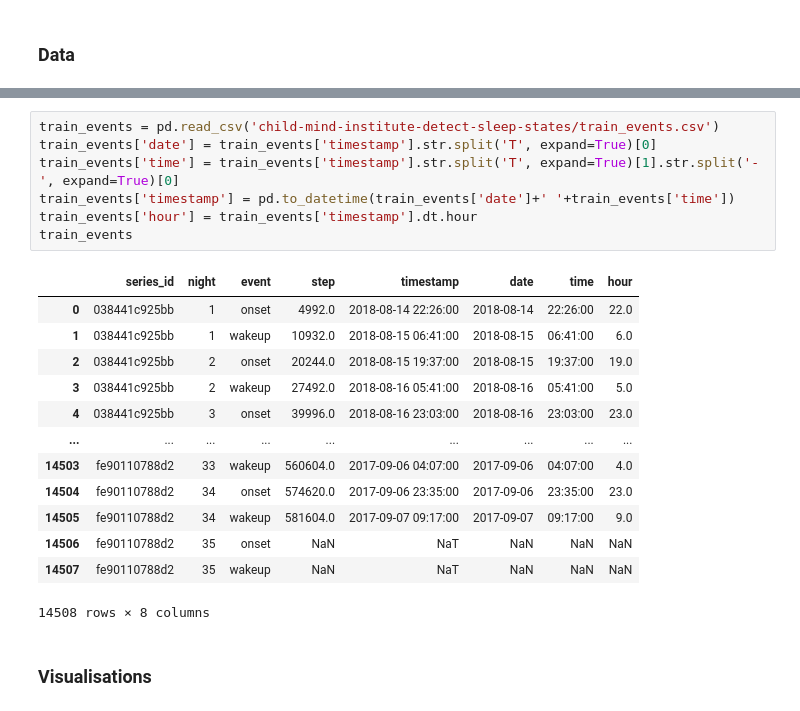
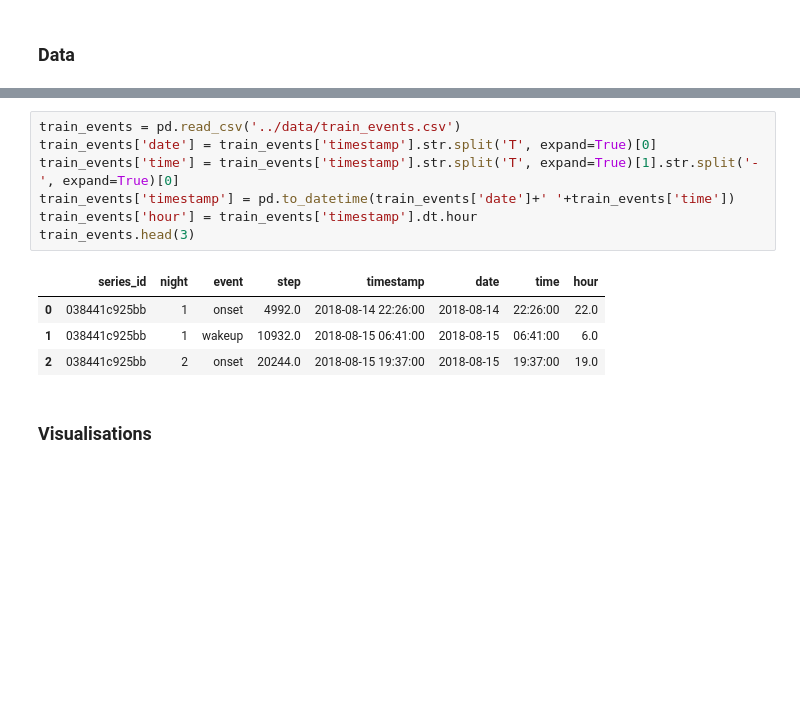
Before and after one commit to cedrege/AICH, a Jupyter notebook: code/visualisation-sensor-data.ipynb, the cells around one changed output, grey strips where cells are left out. Drawn from its saved outputs; the diff is of its cells as text; blank space fills up the shorter version.

```diff
--- a/code/visualisation-sensor-data.ipynb
+++ b/code/visualisation-sensor-data.ipynb
@@ -34,24 +25,15 @@ train_series
 # %%
-train_events = pd.read_csv('child-mind-institute-detect-sleep-states/train_events.csv')
+train_events = pd.read_csv('../data/train_events.csv')
 train_events['date'] = train_events['timestamp'].str.split('T', expand=True)[0]
 train_events['time'] = train_events['timestamp'].str.split('T', expand=True)[1].str.split('-', expand=True)[0]
 train_events['timestamp'] = pd.to_datetime(train_events['date']+' '+train_events['time'])
 train_events['hour'] = train_events['timestamp'].dt.hour
-train_events
+train_events.head(3)
 # %% [output]
 |  | series_id | night | event | step | timestamp | date | time | hour |
 | 0 | 038441c925bb | 1 | onset | 4992.0 | 2018-08-14 22:26:00 | 2018-08-14 | 22:26:00 | 22.0 |
 | 1 | 038441c925bb | 1 | wakeup | 10932.0 | 2018-08-15 06:41:00 | 2018-08-15 | 06:41:00 | 6.0 |
 | 2 | 038441c925bb | 2 | onset | 20244.0 | 2018-08-15 19:37:00 | 2018-08-15 | 19:37:00 | 19.0 |
-| 3 | 038441c925bb | 2 | wakeup | 27492.0 | 2018-08-16 05:41:00 | 2018-08-16 | 05:41:00 | 5.0 |
-| 4 | 038441c925bb | 3 | onset | 39996.0 | 2018-08-16 23:03:00 | 2018-08-16 | 23:03:00 | 23.0 |
-| ... | ... | ... | ... | ... | ... | ... | ... | ... |
-| 14503 | fe90110788d2 | 33 | wakeup | 560604.0 | 2017-09-06 04:07:00 | 2017-09-06 | 04:07:00 | 4.0 |
-| 14504 | fe90110788d2 | 34 | onset | 574620.0 | 2017-09-06 23:35:00 | 2017-09-06 | 23:35:00 | 23.0 |
-| 14505 | fe90110788d2 | 34 | wakeup | 581604.0 | 2017-09-07 09:17:00 | 2017-09-07 | 09:17:00 | 9.0 |
-| 14506 | fe90110788d2 | 35 | onset | NaN | NaT | NaN | NaN | NaN |
-| 14507 | fe90110788d2 | 35 | wakeup | NaN | NaT | NaN | NaN | NaN |
-14508 rows × 8 columns
 # %% [markdown]
 ### Visualisations
 # %%
```
Also changed, not shown: parts of 9 cells of this notebook.
